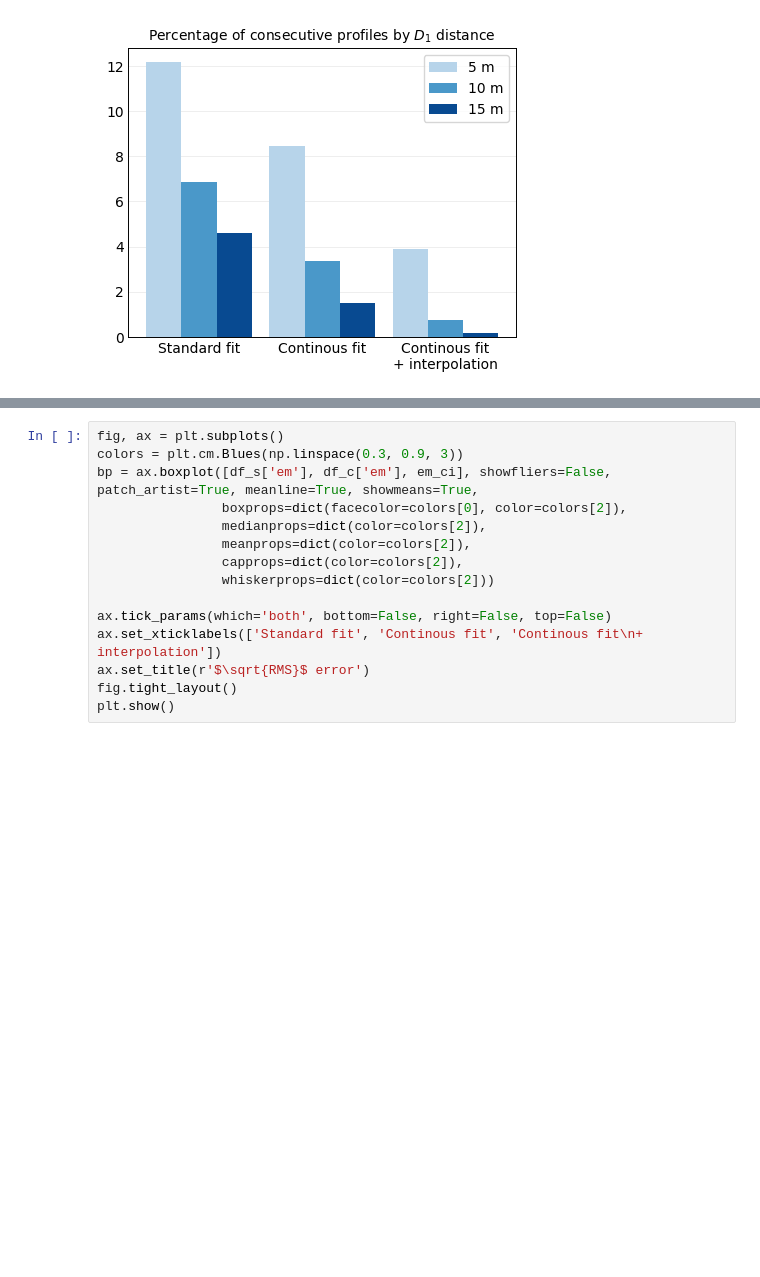
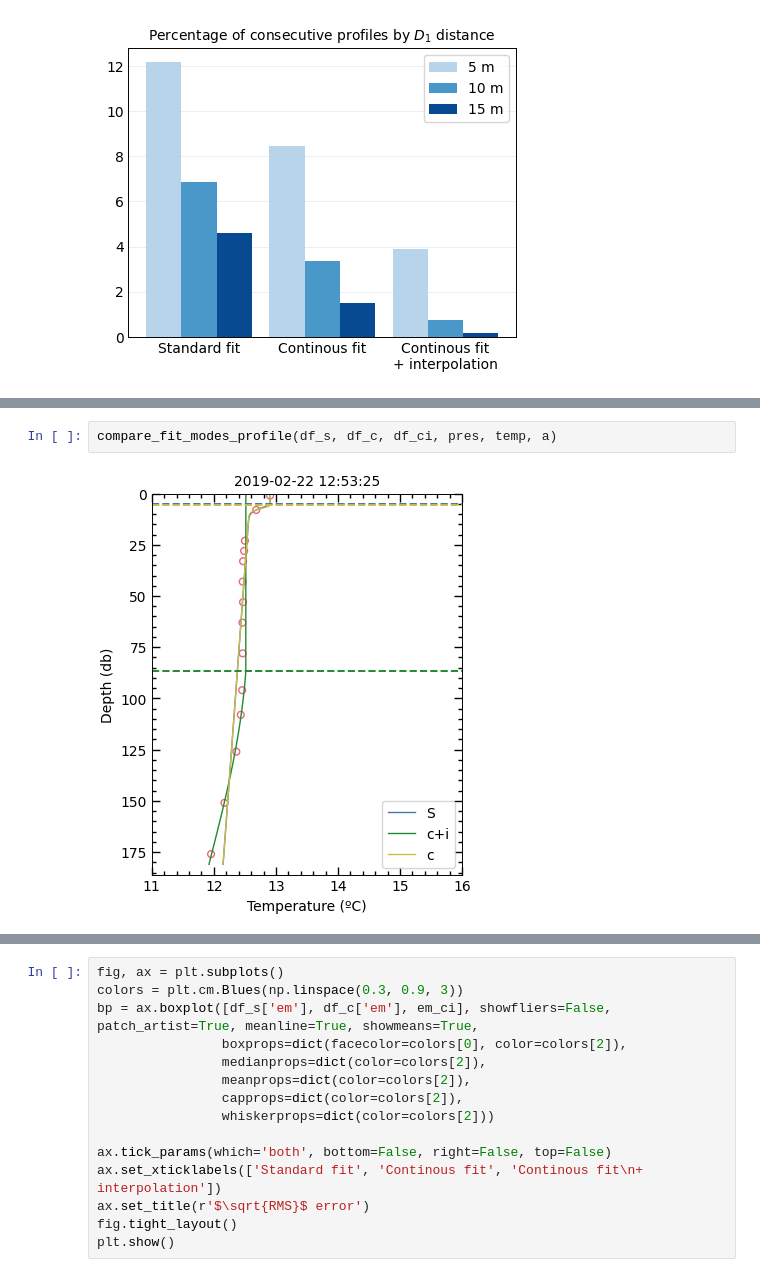
Before and after one commit to manufrn/TFG, a Jupyter notebook: notebooks/compare_fit_modes_20181116.ipynb, the cells around one changed output, grey strips where cells are left out. Cells and saved outputs as stored; diff of their text form; blank space fills up the shorter version.

```diff
--- a/notebooks/compare_fit_modes_20181116.ipynb
+++ b/notebooks/compare_fit_modes_20181116.ipynb
@@ -123,2 +237,6 @@ plt.show()
+# %%
+compare_fit_modes_profile(df_s, df_c, df_ci, pres, temp, a)
+# %% [output]
+[figure, added]
 # %%
 em_dif_large_s = distance(df_s, 'em', 1, 0.04)[0]
```
Also changed, not shown: parts of 18 cells of this notebook, 15 other files.
